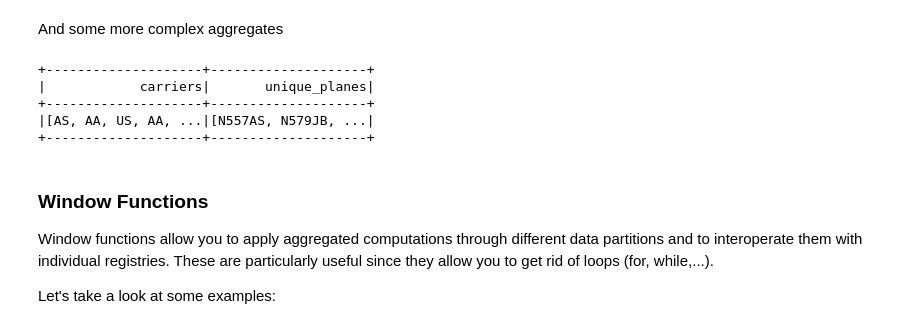
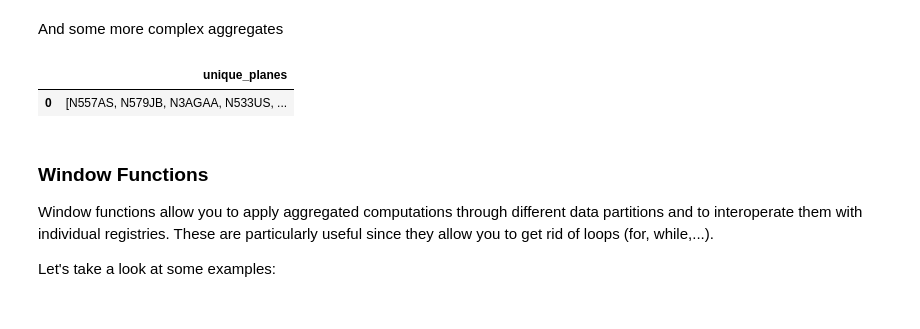
Before and after one commit to lromang/FDD_2, a Jupyter notebook: classes/class_18/DataFramestransformations.ipynb, the cells around one changed output. Cells and saved outputs as stored; diff of their text form; code cells hidden in the pictures.

```diff
--- a/classes/class_18/DataFramestransformations.ipynb
+++ b/classes/class_18/DataFramestransformations.ipynb
@@ -488,16 +535,13 @@ df.selectExpr('min(DISTANCE) as min_distance',
 # %% [markdown]
 And some more complex aggregates
 # %%
-df.select(
-   collect_list('AIRLINE').alias('carriers'),
-   collect_set('TAIL_NUMBER').alias('unique_planes')
-).show()
+test_data = df.select(
+    collect_set('TAIL_NUMBER').alias('unique_planes')
+    ).toPandas()
+test_data.head()
 # %% [output]
-+--------------------+--------------------+
-|            carriers|       unique_planes|
-+--------------------+--------------------+
-|[AS, AA, US, AA, ...|[N557AS, N579JB, ...|
-+--------------------+--------------------+
+|  | unique_planes |
+| 0 | [N557AS, N579JB, N3AGAA, N533US, ... |
 # %% [markdown]
 ### Window Functions
 
```
Also changed, not shown: parts of 21 cells of this notebook.
